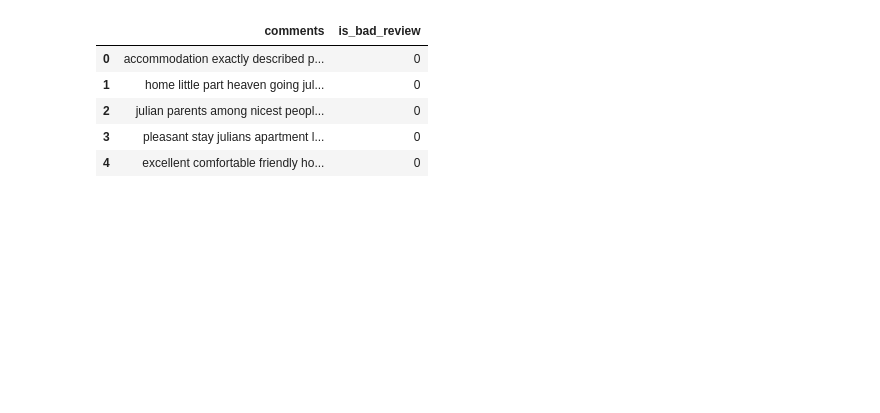
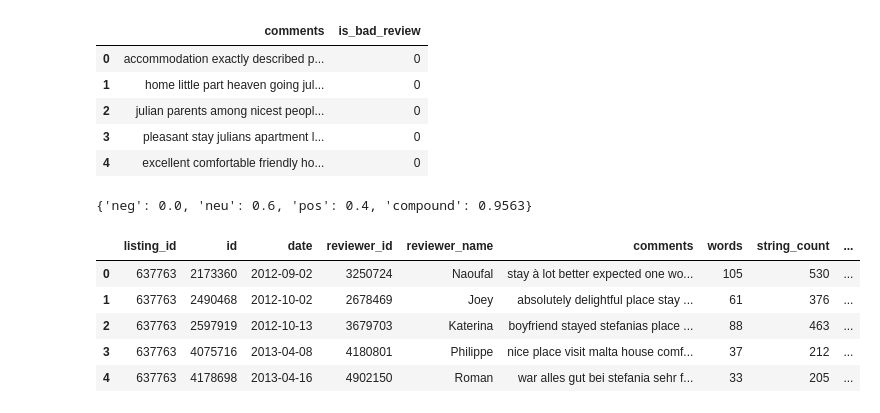
Before and after one commit to dianaionascu15/airbnb-nlp, a Jupyter notebook: airbnb_nlp.ipynb, the cells around one changed output. Cells and saved outputs as stored; diff of their text form; code cells hidden in the pictures; blank space fills up the shorter version.

Commit message:
sentiment analysis

```diff
--- a/airbnb_nlp.ipynb
+++ b/airbnb_nlp.ipynb
@@ -290,8 +290,8 @@ reviews['comments'] = reviews['comments'].str.replace('\s+', ' ', regex = True)
 reviews['string_count'] = reviews['comments'].str.len()
 reviews.drop(reviews[reviews.string_count<2].index, inplace=True)
 
-## 7. Tokenize column
-reviews['tokenized_review'] = reviews.apply(lambda row: nltk.word_tokenize(row['comments']), axis=1)
+## 7. Tokenize column - no need, apply only for freqdist
+# reviews['tokenized_review'] = reviews.apply(lambda row: nltk.word_tokenize(row['comments']), axis=1)
 
 ## 8. Use nltk library to remove unecessary information (stopwords)
 #stopwords = stopwords.words["english"]
@@ -524,12 +539,12 @@ finder.nbest(bigram_measures.pmi, 10)
 ## Detect languages
 
 ## Convert comments to string
-listings3['comments'] = listings3['comments'].astype('string')
+reviews['comments'] = reviews['comments'].astype('string')
 
-#1. Langdetect library
+# Langdetect library
 import langdetect
 from langdetect import detect
-listings3['language'] = listings3['comments'].apply(lambda x: langdetect.detect(x))
+#reviews['language'] = reviews['comments'].apply(lambda x: langdetect.detect(x))
 
 ## Catch the erros when the lang cannot be detected
 def det(x):
@@ -539,6 +554,6 @@ def det(x):
         lang = 'Other'
     return lang
 
-listings3['language'] = listings3['comments'].apply(lambda x: det(x))
+reviews['language'] = reviews['comments'].apply(lambda x: det(x))
 
-listings3['language'].value_counts() ##ro 1014
+reviews['language'].value_counts().head(5) ##ro 1014
@@ -596,3 +619,22 @@ reviews_df.head()
 | 2 | julian parents among nicest peopl... | 0 |
 | 3 | pleasant stay julians apartment l... | 0 |
 | 4 | excellent comfortable friendly ho... | 0 |
+# %%
+## Check polarity scores
+reviews["sentiment"] = reviews["comments"].apply(lambda x: sid.polarity_scores(x))
+#reviews = pd.concat([reviews.drop(['sentiments'], axis=1), reviews['sentiments'].apply(pd.Series)], axis=1)
+# %%
+reviews.sentiment[1]
+# %% [output]
+{'neg': 0.0, 'neu': 0.6, 'pos': 0.4, 'compound': 0.9563}
+# %%
+## Chek compund score
+reviews['compound']  = reviews['sentiment'].apply(lambda score_dict: score_dict['compound'])
+reviews.head()
+# %% [output]
+|  | listing_id | id | date | reviewer_id | reviewer_name | comments | words | string_count | ... |
+| 0 | 637763 | 2173360 | 2012-09-02 | 3250724 | Naoufal | stay à lot better expected one wo... | 105 | 530 | ... |
+| 1 | 637763 | 2490468 | 2012-10-02 | 2678469 | Joey | absolutely delightful place stay ... | 61 | 376 | ... |
+| 2 | 637763 | 2597919 | 2012-10-13 | 3679703 | Katerina | boyfriend stayed stefanias place ... | 88 | 463 | ... |
+| 3 | 637763 | 4075716 | 2013-04-08 | 4180801 | Philippe | nice place visit malta house comf... | 37 | 212 | ... |
+| 4 | 637763 | 4178698 | 2013-04-16 | 4902150 | Roman | war alles gut bei stefania sehr f... | 33 | 205 | ... |
```
Also changed, not shown: parts of 14 cells of this notebook.
